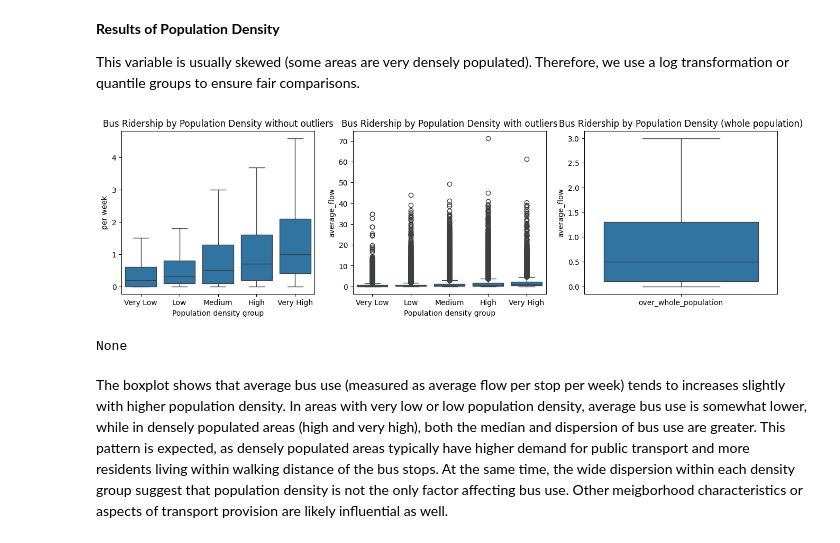
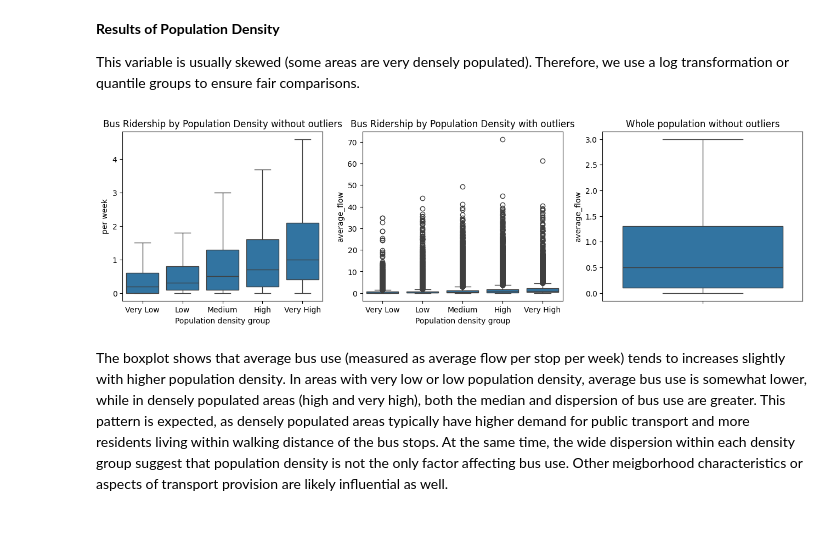
Before and after one commit to Mulhamomar/TIL6022_group10, a Jupyter notebook: TIL-6022 Bus Ridership.ipynb, the cells around one changed output. Cells and saved outputs as stored; diff of their text form; code cells hidden in the pictures.

```diff
--- a/TIL-6022 Bus Ridership.ipynb
+++ b/TIL-6022 Bus Ridership.ipynb
@@ -126,7 +129,7 @@ def scatter(x,y,h,v,a,b,c):
     ax[a,b].grid()
 
 #This function makes a histogram and QQ plot to analyse normality.
-def normality(x):
+def normality(model):
     #Put in for x, the model name that comes out of this function (model1 = sm.OLS(Y1_log, X_total).fit(cov_type='HC3'))
     #in the multiple linear regression.
 
@@ -161,7 +164,7 @@ def boxplot(bins, labels, x, h, t):
     # t for title(string)
     # h unit for x
     grouped = df['grouped'] = pd.cut(df[x], bins=bins, labels=labels, right=False)
-    fig, axes = plt.subplots(1,3, figsize=(12,4))
+    fig, axes = plt.subplots(1,3, figsize=(16,4))
     #boxplot without outliers
     out = sns.boxplot(x= 'grouped', y='average_flow', data=df, showfliers=False, ax = axes[0])
     out.set_title(t + ' without outliers')
@@ -173,9 +176,9 @@ def boxplot(bins, labels, x, h, t):
     no_out.set_xlabel(h)
     out.set_ylabel('per week')
     #boxplot over the whole population
-    x = 'over_whole_population'
-    whole = sns.boxplot(x= x, y='average_flow',data=df, showfliers=False, ax = axes[2])
+    whole = sns.boxplot(y='average_flow',data=df, showfliers=False, ax = axes[2])
     whole.set_xlabel(" ")
+    whole.set_title("Whole population without outliers")
     plt.show()
 # %%
 file = 'TIL6022Data.csv'
@@ -378,10 +396,9 @@ Therefore, we use a log transformation or quantile groups to ensure fair compari
 # %%
 quartiles = df['log_density'].quantile([.00, .20, .40, .60, .80,1.00]).tolist() #to make the bins
 labels=['Very Low', 'Low', 'Medium', 'High', 'Very High']
-print(boxplot(quartiles, labels,'log_density', 'Population density group', 'Bus Ridership by Population Density'))
+boxplot(quartiles, labels,'log_density', 'Population density group', 'Bus Ridership by Population Density') #previously defined function
 # %% [output]
-[figure, old version]
+[figure, new version]
-None
 # %% [markdown]
 The boxplot shows that average bus use (measured as average flow per stop per week) tends to increases slightly with higher population density. In areas with very low or low population density, average bus use is somewhat lower, while in densely populated areas (high and very high), both the median and dispersion of bus use are greater. This pattern is expected, as densely populated areas typically have higher demand for public transport and more residents living within walking distance of the bus stops. At the same time, the wide dispersion within each density group suggest that population density is not the only factor affecting bus use. Other meigborhood characteristics or aspects of transport provision are likely influential as well.
 # %% [markdown]
```
Also changed, not shown: parts of 15 cells of this notebook.
